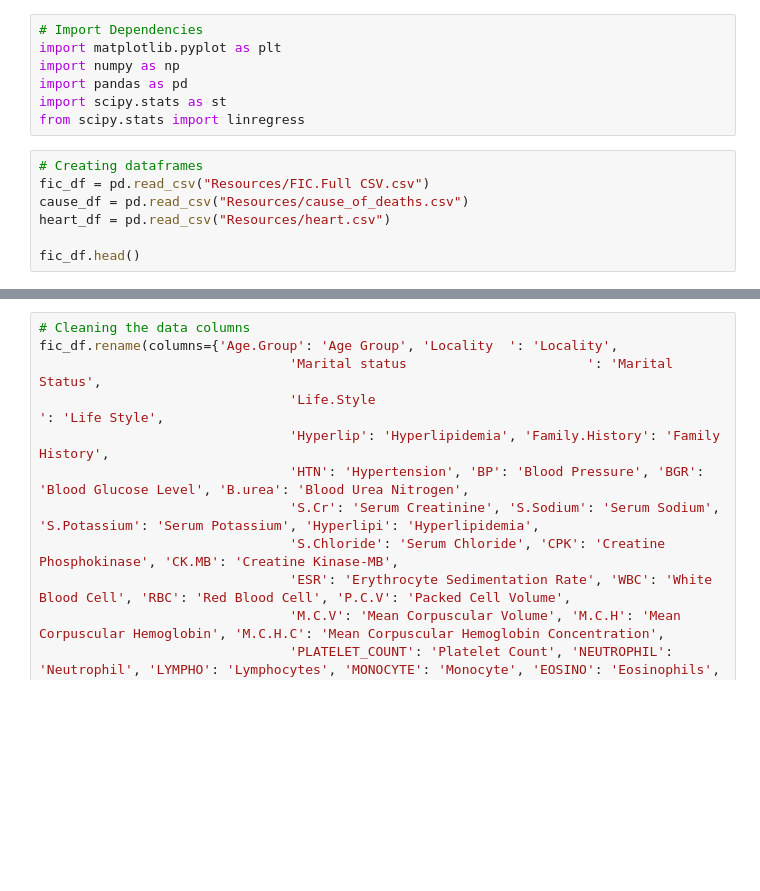
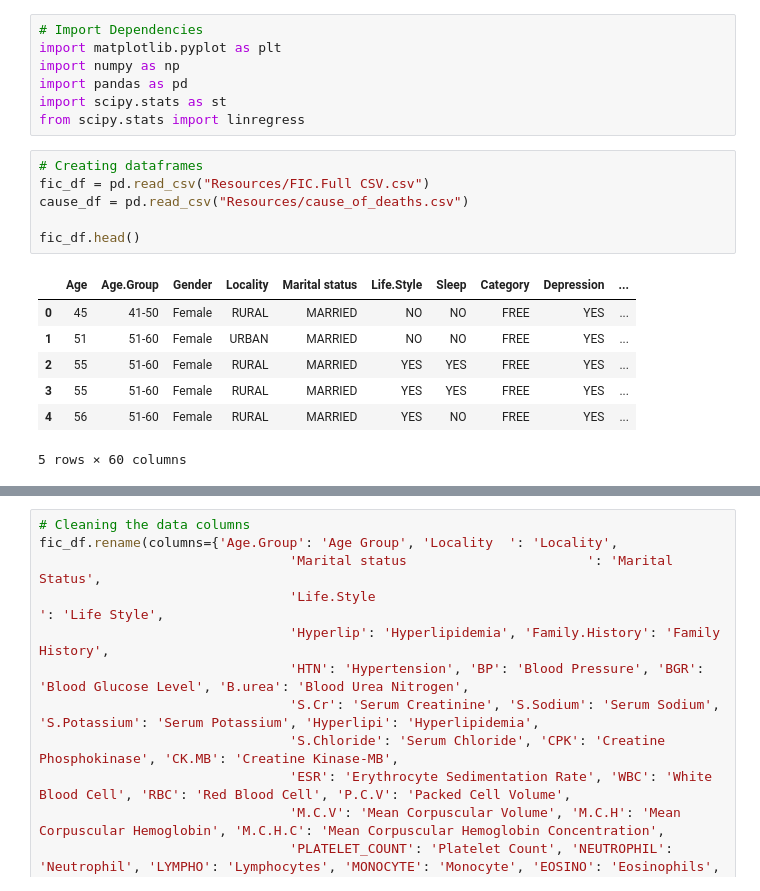
Before and after one commit to Vvlaid/Project-1, a Jupyter notebook: life_expectancy.ipynb, the cells around one changed output, grey strips where cells are left out. Cells and saved outputs as stored; diff of their text form; blank space fills up the shorter version.

```diff
--- a/life_expectancy.ipynb
+++ b/life_expectancy.ipynb
@@ -10,10 +10,17 @@ from scipy.stats import linregress
 # %%
 # Creating dataframes
 fic_df = pd.read_csv("Resources/FIC.Full CSV.csv")
 cause_df = pd.read_csv("Resources/cause_of_deaths.csv")
-heart_df = pd.read_csv("Resources/heart.csv")
 
 fic_df.head()
+# %% [output]
+|  | Age | Age.Group | Gender | Locality | Marital status | Life.Style | Sleep | Category | Depression | ... |
+| 0 | 45 | 41-50 | Female | RURAL | MARRIED | NO | NO | FREE | YES | ... |
+| 1 | 51 | 51-60 | Female | URBAN | MARRIED | NO | NO | FREE | YES | ... |
+| 2 | 55 | 51-60 | Female | RURAL | MARRIED | YES | YES | FREE | YES | ... |
+| 3 | 55 | 51-60 | Female | RURAL | MARRIED | YES | YES | FREE | YES | ... |
+| 4 | 56 | 51-60 | Female | RURAL | MARRIED | YES | NO | FREE | YES | ... |
+5 rows × 60 columns
 # %%
 # Get dataframe column values
 fic_df.columns
```
Also changed, not shown: parts of 19 cells of this notebook.
